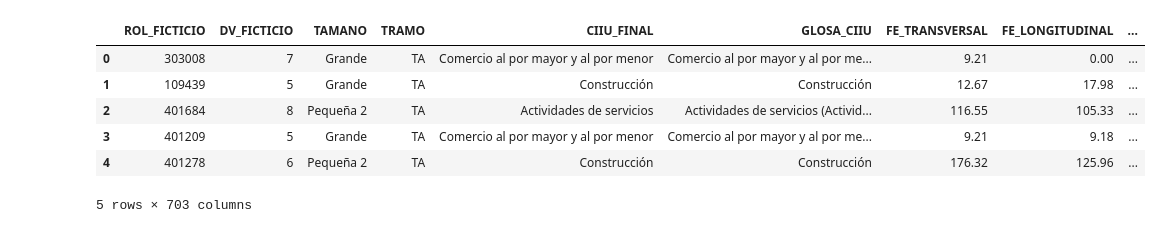
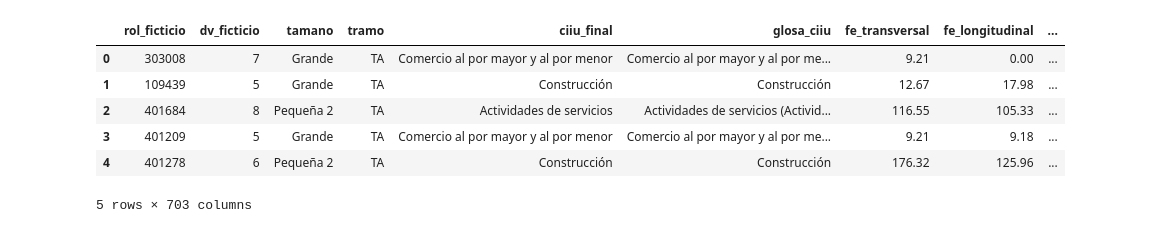
Before and after one commit to tomasleale/ele7, a Jupyter notebook: ele7.ipynb, the cells around one changed output. Cells and saved outputs as stored; diff of their text form; code cells hidden in the pictures.

```diff
--- a/ele7.ipynb
+++ b/ele7.ipynb
@@ -141,34 +141,37 @@ cols_frecuencia = ['D014', 'D015', 'D016', 'D017', 'D018', 'D019']
 
 for col in cols_frecuencia:
     df[col] = df[col].replace({
         1: 'Siempre',
         2: 'Muchas veces',
         3: 'Pocas veces',
         4: 'Nunca',
         5: 'No sabe'
     })
 
 df['CIIU_FINAL'] = df['CIIU_FINAL'].replace({
     'A': 'Agricultura, ganadería, silvicultura y pesca',
     'B': 'Explotación de minas y canteras',
     'C': 'Industrias manufactureras',
     'D-E': 'Suministro de electricidad, gas y agua',
     'F': 'Construcción',
     'G': 'Comercio al por mayor y al por menor',
     'H': 'Transporte y almacenamiento',
     'I': 'Actividades de alojamiento y de servicio de comidas',
     'J': 'Información y comunicaciones',
     'K': 'Actividades financieras y de seguros',
     'L-N': 'Actividades de servicios',
     'M': 'Actividades profesionales, científicas y técnicas',
     'R-S': 'Otros servicios',
 })
 
 pd.options.display.float_format = "{:,.2f}".format
 
+#Nombres de variables a minúsculas
+df.columns = df.columns.str.lower()
+
 df.head()
 # %% [output]
-|  | ROL_FICTICIO | DV_FICTICIO | TAMANO | TRAMO | CIIU_FINAL | GLOSA_CIIU | FE_TRANSVERSAL | FE_LONGITUDINAL | ... |
+|  | rol_ficticio | dv_ficticio | tamano | tramo | ciiu_final | glosa_ciiu | fe_transversal | fe_longitudinal | ... |
 | 0 | 303008 | 7 | Grande | TA | Comercio al por mayor y al por menor | Comercio al por mayor y al por me... | 9.21 | 0.00 | ... |
 | 1 | 109439 | 5 | Grande | TA | Construcción | Construcción | 12.67 | 17.98 | ... |
 | 2 | 401684 | 8 | Pequeña 2 | TA | Actividades de servicios | Actividades de servicios (Activid... | 116.55 | 105.33 | ... |
```
Also changed, not shown: parts of 7 cells of this notebook, 1 other file.
